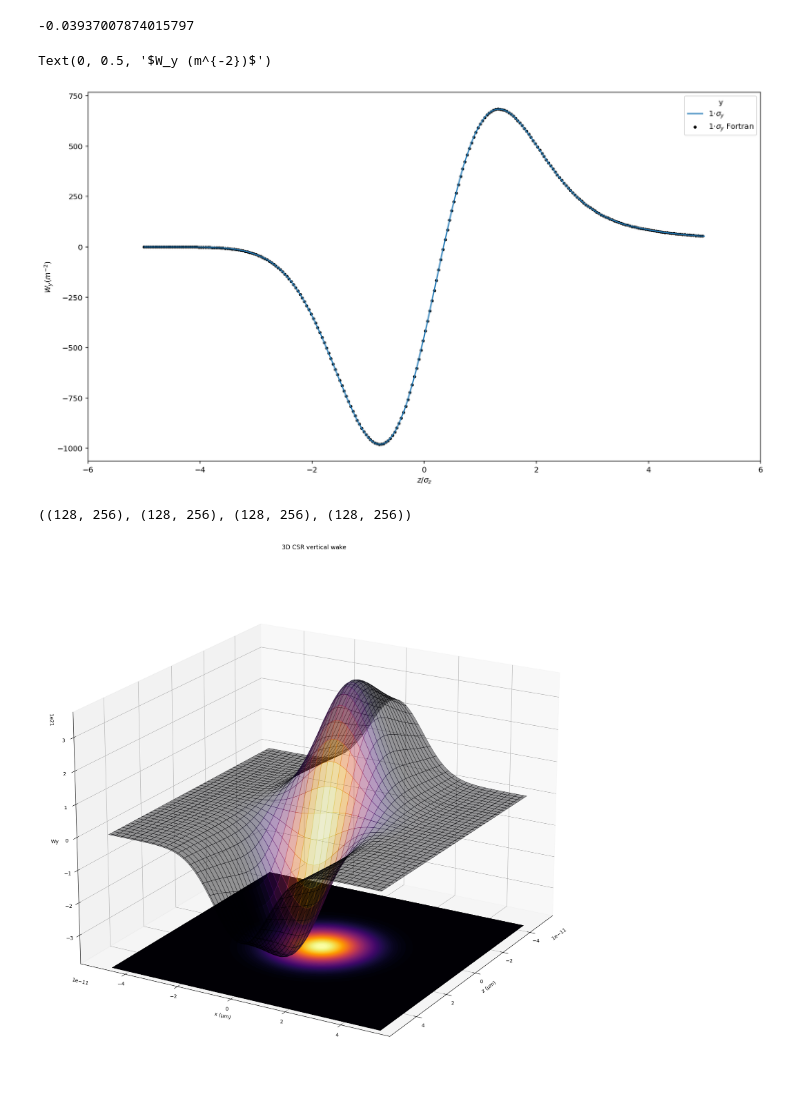
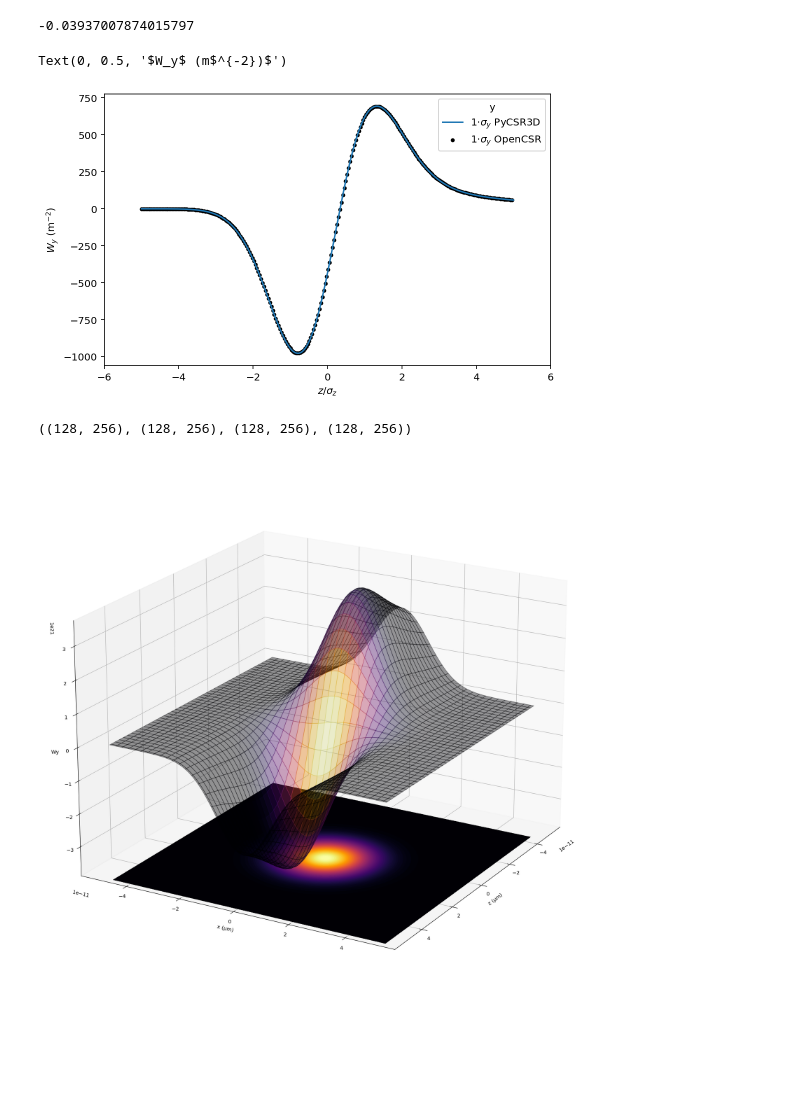
Before and after one commit to ChristopherMayes/OpenCSR, a Jupyter notebook: examples/wake-comparison.ipynb, the cells around one changed output. Saved outputs shown, nothing was run; the diff lists cells and outputs as text; code cells hidden in the pictures; blank space fills up the shorter version.

```diff
--- a/examples/wake-comparison.ipynb
+++ b/examples/wake-comparison.ipynb
@@ -373,25 +378,25 @@ plt.plot(zvec/sigma_z, Wy[nx//2-1, iy_pos, :]*factor, color='blue')
 # %%
 # Make interpolator
 Wy_interp = RegularGridInterpolator([xvec, yvec, zvec], Wy)
 
 
-fig, ax = plt.subplots(figsize=(16,9))
+fig, ax = plt.subplots(figsize=(8,5))
 for yi in [1]: #np.arange(-1,1.5,0.5):
     pts = np.array([[0, yi*sigma_y, z] for z in zvec])
     vals = Wy_interp(pts)
-    ax.plot(zvec/sigma_z, vals*factor, label=f'{yi}'+r'$\cdot\sigma_y$')
+    ax.plot(zvec/sigma_z, vals*factor, label=f'{yi}'+r'$\cdot\sigma_y$ PyCSR3D')
 
 dat = parse_line('z_line_+sigma_y.dat')
-ax.scatter(dat['z']/sigma_z, dat['Wy'], color='black', marker='.', label=f'{yi}'+r'$\cdot\sigma_y$'+' Fortran')
+ax.scatter(dat['z']/sigma_z, dat['Wy'], color='black', marker='.', label=f'{yi}'+r'$\cdot\sigma_y$'+' OpenCSR')
 
 ax.legend(title='y')
 
 ax.set_xlim(-6,6)
 ax.set_xlabel(r'$z/\sigma_z$')
-ax.set_ylabel(r'$W_y (m^{-2})$')
+ax.set_ylabel(r'$W_y$ (m$^{-2})$')
 # %% [output]
-Text(0, 0.5, '$W_y (m^{-2})$')
+Text(0, 0.5, '$W_y$ (m$^{-2})$')
-[figure, old version]
+[figure, new version]
 # %%
 LABEL='Wy'
 
@@ -414,7 +419,7 @@ ax.plot_surface(X/1e6, Z/1e6, W, alpha=0.4, facecolors=colors)
 
 #ax.contourf(Z, X, W, zdir='y', offset=Z.min(), cmap=matplotlib.cm.coolwarm)
 ax.contourf(Z/1e6, X/1e6, cdata, 100, zdir='z', offset=W.min()*1.1, extent=[zmin, zmax, xmin, xmax], cmap=cmap)
-ax.set_title('3D CSR vertical wake')
+#ax.set_title('3D CSR vertical wake')
 ax.set_xlabel('z (µm)')
 ax.set_ylabel('x (µm)')
 ax.zaxis.set_rotate_label(False)
@@ -422,7 +427,7 @@ ax.set_zlabel(LABEL, rotation=0)
 ax.view_init(20, 30)
 #plt.savefig(f'{KEY}_3d.png', dpi=150)
 # %% [output]
-[figure, old version]
+[figure, new version]
 # %%
 # Cleanup
 !rm *dat
```
Also changed, not shown: parts of 16 cells of this notebook, 6 other files.
